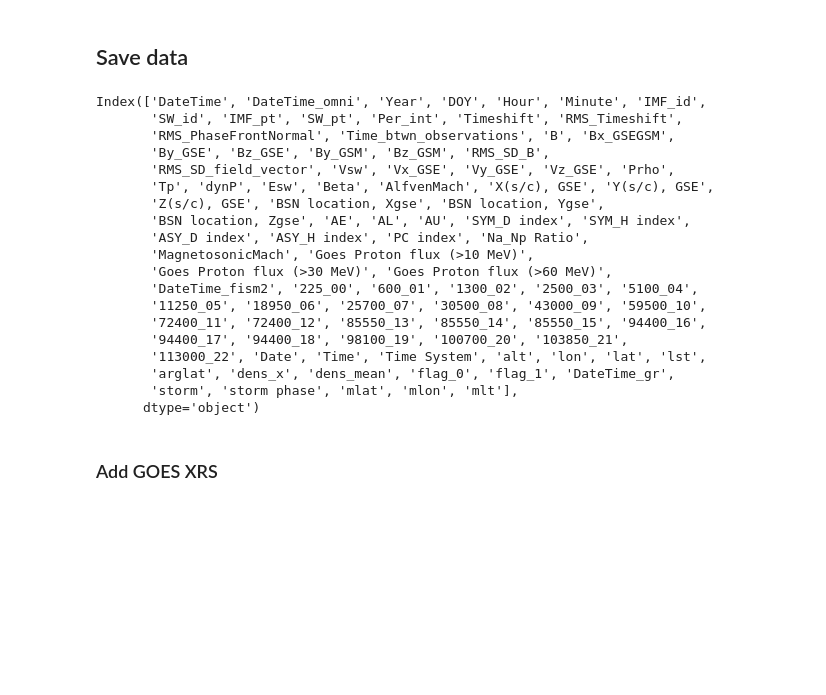
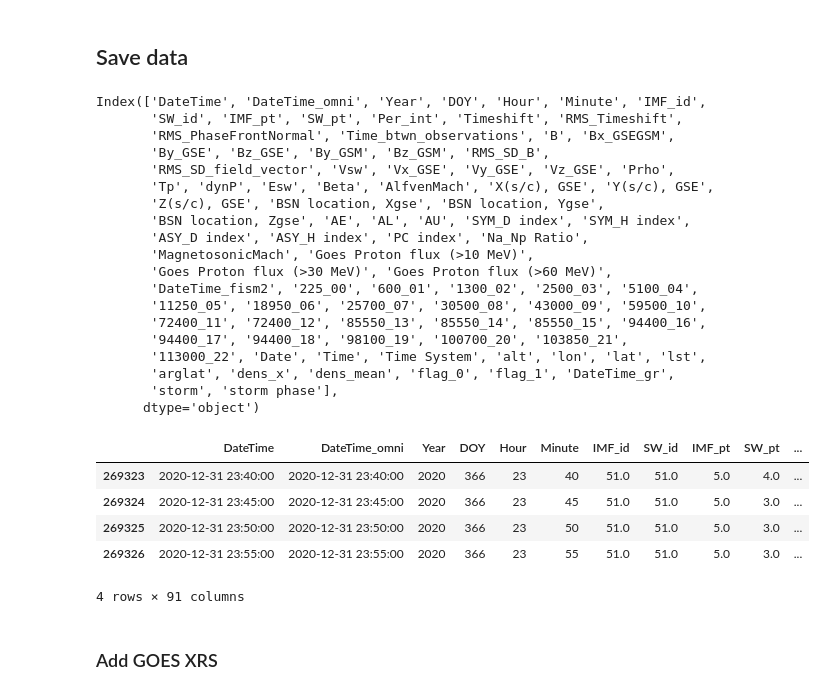
Before and after one commit to kylermurphy/SatDrag, a Jupyter notebook: Notebooks/Drag_database_v3.ipynb, the cells around one changed output. Saved outputs shown, nothing was run; the diff lists cells and outputs as text; code cells hidden in the pictures; blank space fills up the shorter version.

```diff
--- a/Notebooks/Drag_database_v3.ipynb
+++ b/Notebooks/Drag_database_v3.ipynb
@@ -234,7 +248,7 @@ fn = 'D:\\data\\SatDensities\\satdrag_database_grace_B_v3.hdf5'
 database = database.reset_index(drop=True)
 database.to_hdf(fn,key='database', mode='w', format='table', complevel=7)
 # %%
-database = pd.read_hdf('D:\\data\\SatDensities\\satdrag_database_grace_B_v3.hdf5')
+database = pd.read_hdf('D:\\data\\SatDensities\\satdrag_database_grace_{sat}_v3.hdf5')
 # %%
 database.columns
 # %% [output]
@@ -255,8 +269,17 @@ Index(['DateTime', 'DateTime_omni', 'Year', 'DOY', 'Hour', 'Minute', 'IMF_id',
        '94400_17', '94400_18', '98100_19', '100700_20', '103850_21',
        '113000_22', 'Date', 'Time', 'Time System', 'alt', 'lon', 'lat', 'lst',
        'arglat', 'dens_x', 'dens_mean', 'flag_0', 'flag_1', 'DateTime_gr',
-       'storm', 'storm phase', 'mlat', 'mlon', 'mlt'],
+       'storm', 'storm phase'],
       dtype='object')
+# %%
+database.tail(4)
+# %% [output]
+|  | DateTime | DateTime_omni | Year | DOY | Hour | Minute | IMF_id | SW_id | IMF_pt | SW_pt | ... |
+| 269323 | 2020-12-31 23:40:00 | 2020-12-31 23:40:00 | 2020 | 366 | 23 | 40 | 51.0 | 51.0 | 5.0 | 4.0 | ... |
+| 269324 | 2020-12-31 23:45:00 | 2020-12-31 23:45:00 | 2020 | 366 | 23 | 45 | 51.0 | 51.0 | 5.0 | 3.0 | ... |
+| 269325 | 2020-12-31 23:50:00 | 2020-12-31 23:50:00 | 2020 | 366 | 23 | 50 | 51.0 | 51.0 | 5.0 | 3.0 | ... |
+| 269326 | 2020-12-31 23:55:00 | 2020-12-31 23:55:00 | 2020 | 366 | 23 | 55 | 51.0 | 51.0 | 5.0 | 3.0 | ... |
+4 rows × 91 columns
 # %% [markdown]
 ### Add GOES XRS
 # %%
```
Also changed, not shown: parts of 9 cells of this notebook, 3 other files.
